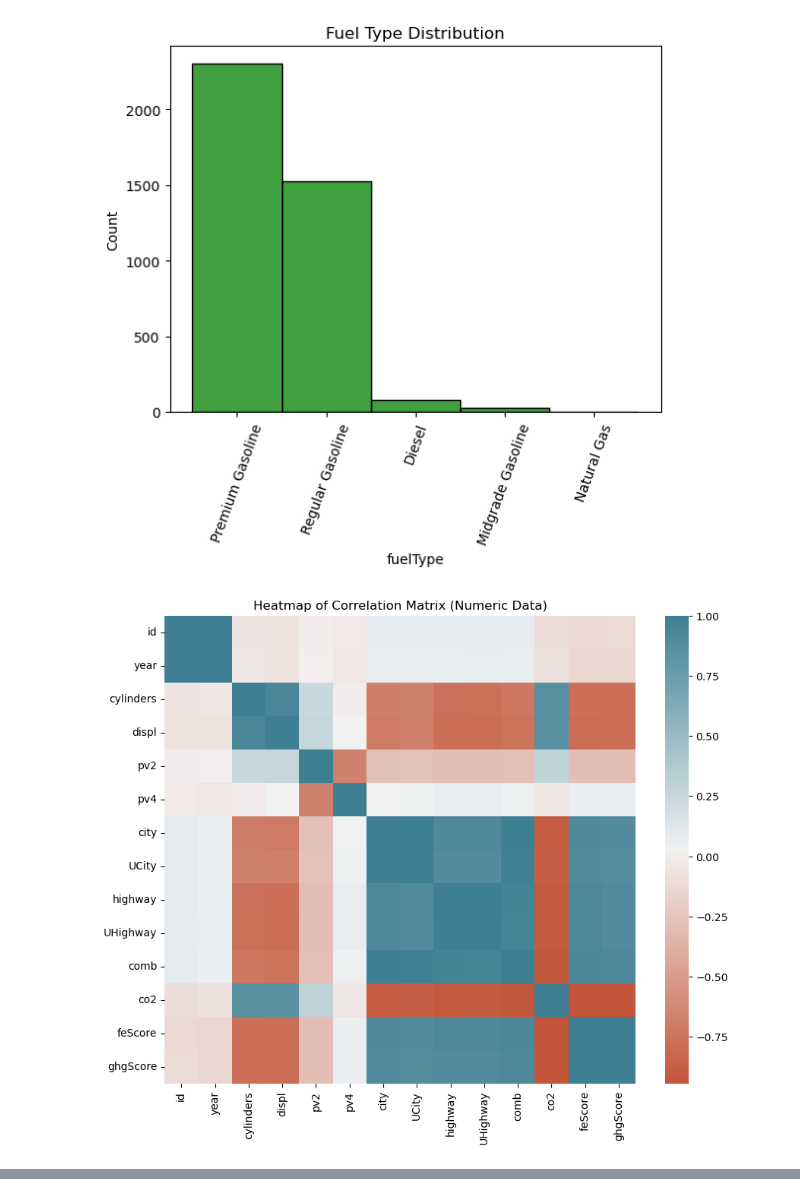
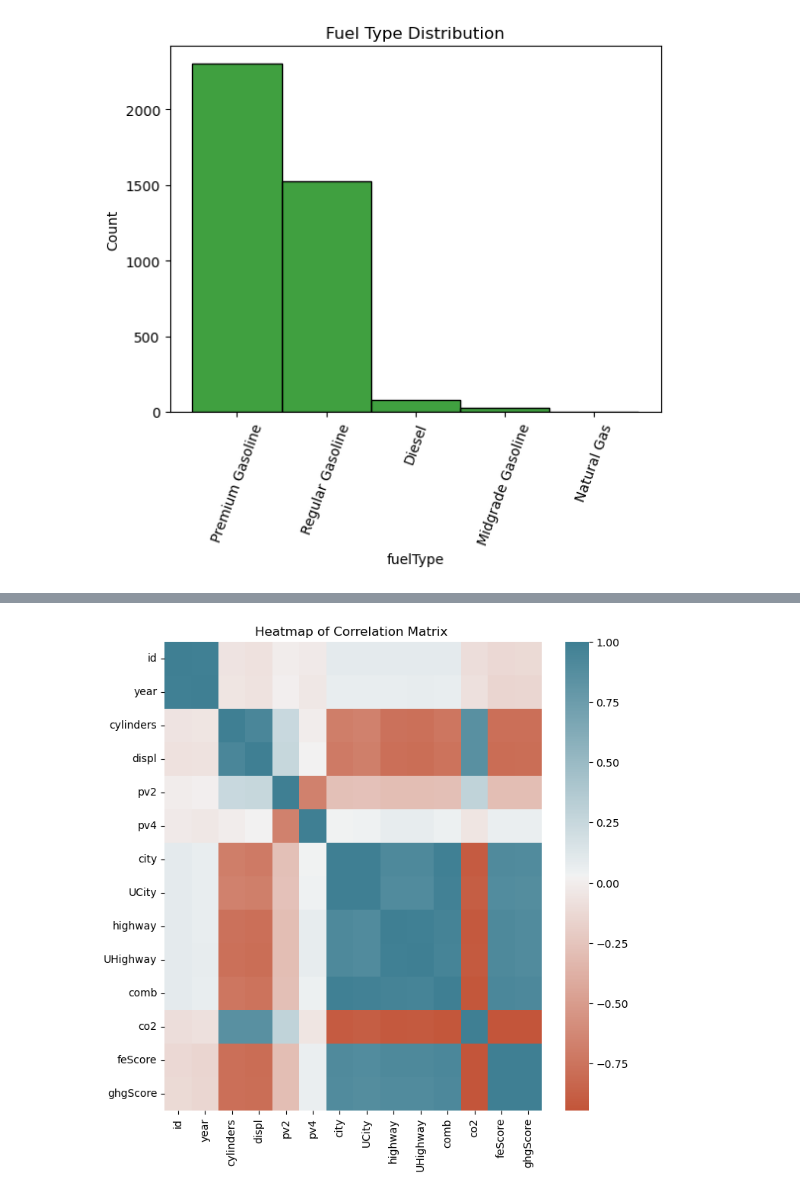
Before and after one commit to AkotoChristine/Project_Plotting_Peer_Group8, a Jupyter notebook: Plotting Assignment.ipynb, the cells around one changed output, grey strips where cells are left out. Drawn from its saved outputs; the diff is of its cells as text; code cells hidden in the pictures.

```diff
--- a/Plotting Assignment.ipynb
+++ b/Plotting Assignment.ipynb
@@ -78,21 +96,6 @@ plt.title("Fuel Type Distribution")
 plt.show()
 # %% [output]
 [figure]
-# %%
-# Select numeric columns only
-numeric_data = data.select_dtypes(include=["number"])
-
-# Compute the correlation matrix
-correlation_matrix = numeric_data.corr()
-pallete = sns.diverging_palette(20, 220, as_cmap=True)
-
-# Create the heatmap
-plt.figure(figsize=(10, 8))
-sns.heatmap(correlation_matrix,  annot=False, cmap=pallete,  cbar=True)
-plt.title("Heatmap of Correlation Matrix (Numeric Data)")
-plt.show()
-# %% [output]
-[figure, removed]
 # %% [markdown]
 **TO DO: Write Code that will give you the following plot as below:**
 
@@ -110,3 +113,18 @@ Finally What Columns would you delete Drop if the target is the ghg score? Justi
 ---
 
 ![image.png](embedded-picture-1)
+# %%
+# Select numeric columns only
+numeric_data = data.select_dtypes(include=["number"])
+
+# Compute the correlation matrix
+correlation_matrix = numeric_data.corr()
+pallete = sns.diverging_palette(20, 220, as_cmap=True)
+
+# Create the heatmap
+plt.figure(figsize=(8, 8))
+sns.heatmap(correlation_matrix,  annot=False, cmap=pallete,  cbar=True)
+plt.title("Heatmap of Correlation Matrix ")
+plt.show()
+# %% [output]
+[figure, added]
```
Also changed, not shown: parts of 10 cells of this notebook.
